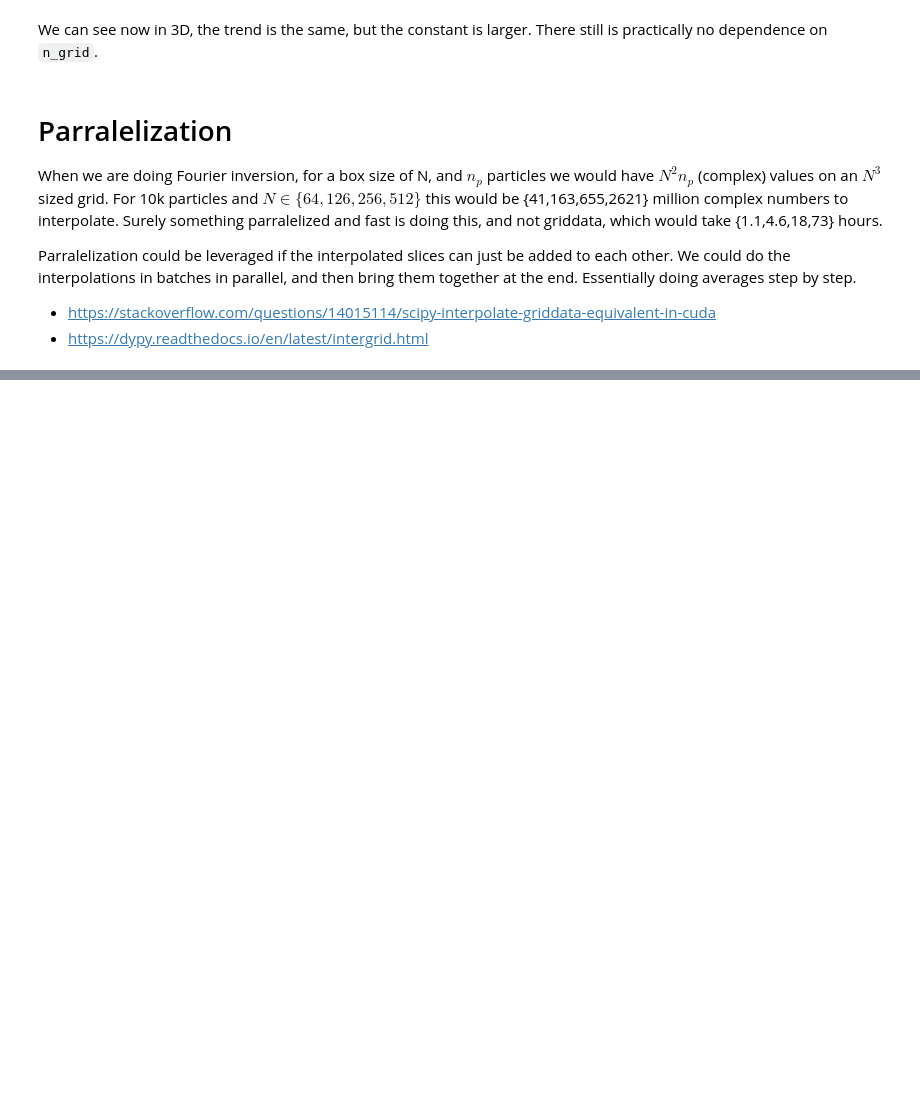
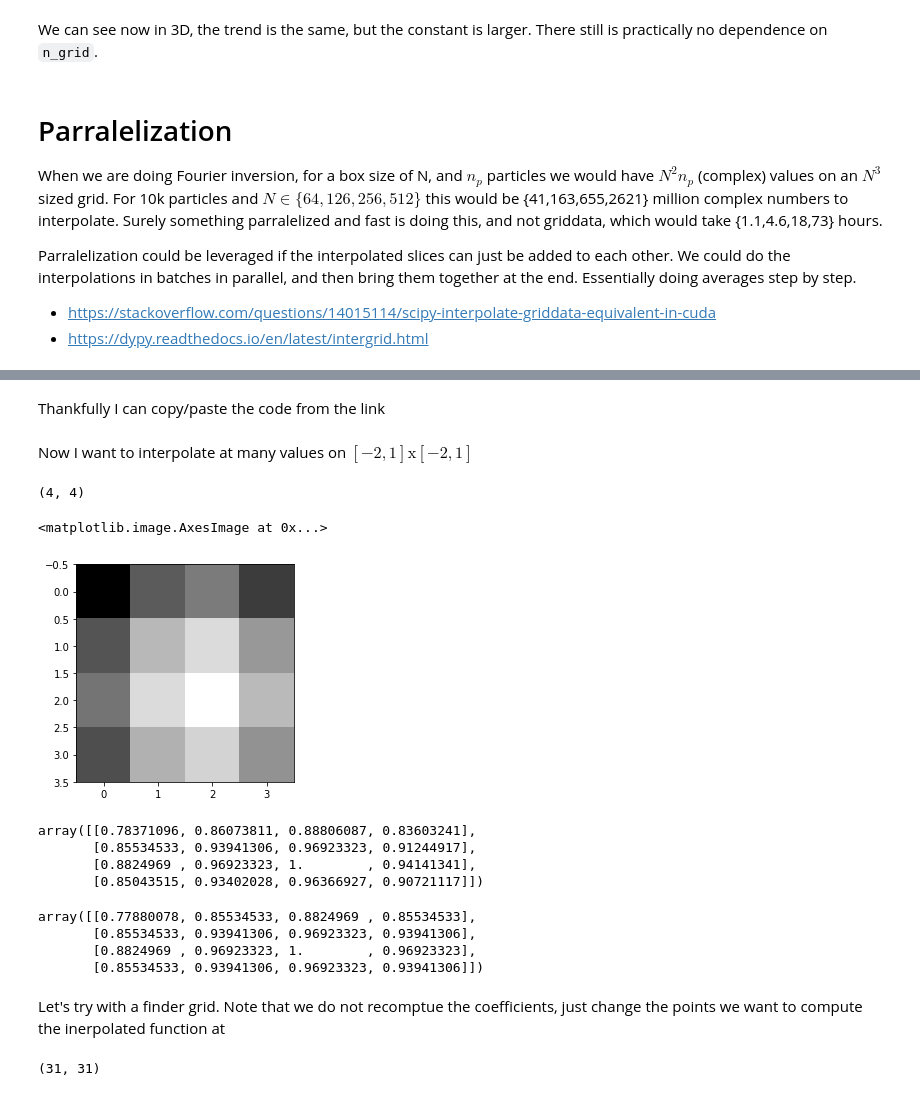
Before and after one commit to geoffwoollard/learn_cryoem_math, a Jupyter notebook: nb/interpolate.ipynb, the cells around one changed output, grey strips where cells are left out. Cells and saved outputs as stored; diff of their text form; code cells hidden in the pictures; blank space fills up the shorter version.

Commit message:
bicubic example with equations worked out from scratch

```diff
--- a/nb/interpolate.ipynb
+++ b/nb/interpolate.ipynb
@@ -197,0 +248,76 @@ Parralelization could be leveraged if the interpolated slices can just be added
+# %% [markdown]
+Thankfully I can copy/paste the code from the link
+# %%
+def bicubic_coeff(p):
+  a00 = p[1][1];
+  a01 = -.5*p[1][0] + .5*p[1][2];
+  a02 = p[1][0] - 2.5*p[1][1] + 2*p[1][2] - .5*p[1][3];
+  a03 = -.5*p[1][0] + 1.5*p[1][1] - 1.5*p[1][2] + .5*p[1][3];
+  a10 = -.5*p[0][1] + .5*p[2][1];
+  a11 = .25*p[0][0] - .25*p[0][2] - .25*p[2][0] + .25*p[2][2];
+  a12 = -.5*p[0][0] + 1.25*p[0][1] - p[0][2] + .25*p[0][3] + .5*p[2][0] - 1.25*p[2][1] + p[2][2] - .25*p[2][3];
+  a13 = .25*p[0][0] - .75*p[0][1] + .75*p[0][2] - .25*p[0][3] - .25*p[2][0] + .75*p[2][1] - .75*p[2][2] + .25*p[2][3];
+  a20 = p[0][1] - 2.5*p[1][1] + 2*p[2][1] - .5*p[3][1];
+  a21 = -.5*p[0][0] + .5*p[0][2] + 1.25*p[1][0] - 1.25*p[1][2] - p[2][0] + p[2][2] + .25*p[3][0] - .25*p[3][2];
+  a22 = p[0][0] - 2.5*p[0][1] + 2*p[0][2] - .5*p[0][3] - 2.5*p[1][0] + 6.25*p[1][1] - 5*p[1][2] + 1.25*p[1][3] + 2*p[2][0] - 5*p[2][1] + 4*p[2][2] - p[2][3] - .5*p[3][0] + 1.25*p[3][1] - p[3][2] + .25*p[3][3];
+  a23 = -.5*p[0][0] + 1.5*p[0][1] - 1.5*p[0][2] + .5*p[0][3] + 1.25*p[1][0] - 3.75*p[1][1] + 3.75*p[1][2] - 1.25*p[1][3] - p[2][0] + 3*p[2][1] - 3*p[2][2] + p[2][3] + .25*p[3][0] - .75*p[3][1] + .75*p[3][2] - .25*p[3][3];
+  a30 = -.5*p[0][1] + 1.5*p[1][1] - 1.5*p[2][1] + .5*p[3][1];
+  a31 = .25*p[0][0] - .25*p[0][2] - .75*p[1][0] + .75*p[1][2] + .75*p[2][0] - .75*p[2][2] - .25*p[3][0] + .25*p[3][2];
+  a32 = -.5*p[0][0] + 1.25*p[0][1] - p[0][2] + .25*p[0][3] + 1.5*p[1][0] - 3.75*p[1][1] + 3*p[1][2] - .75*p[1][3] - 1.5*p[2][0] + 3.75*p[2][1] - 3*p[2][2] + .75*p[2][3] + .5*p[3][0] - 1.25*p[3][1] + p[3][2] - .25*p[3][3];
+  a33 = .25*p[0][0] - .75*p[0][1] + .75*p[0][2] - .25*p[0][3] - .75*p[1][0] + 2.25*p[1][1] - 2.25*p[1][2] + .75*p[1][3] + .75*p[2][0] - 2.25*p[2][1] + 2.25*p[2][2] - .75*p[2][3] - .25*p[3][0] + .75*p[3][1] - .75*p[3][2] + .25*p[3][3];
+  a = np.array([a00,a01,a02,a03,a10,a11,a12,a13,a20,a21,a22,a23,a30,a31,a32,a33])
+  return(a00,a01,a02,a03,a10,a11,a12,a13,a20,a21,a22,a23,a30,a31,a32,a33)
+a = bicubic_coeff(p)
+# %% [markdown]
+Now I want to interpolate at many values on $[-2,1] \text{x} [-2,1]$
+# %%
+step_interp = 1
+offset=1
+vals_interp = np.arange(-2+offset,1+offset+step_interp,step=step_interp) # many points
+vals_interp
+x, y = np.meshgrid(vals_interp,vals_interp)
+x.shape
+# %% [output]
+(4, 4)
+# %%
+def bicubic_interp(a,x,y):
+  x2 = x * x;
+  x3 = x2 * x2;
+  y2 = y * y;
+  y3 = y2 * y;
+
+  g = (a00 + a01 * y + a02 * y2 + a03 * y3) + \
+            (a10 + a11 * y + a12 * y2 + a13 * y3) * x + \
+            (a20 + a21 * y + a22 * y2 + a23 * y3) * x2 + \
+            (a30 + a31 * y + a32 * y2 + a33 * y3) * x3
+  return(g)
+g = bicubic_interp(a,x,y)
+doplt(g)
+# %% [output]
+<matplotlib.image.AxesImage at 0x...>
+[figure, added]
+# %%
+g
+# %% [output]
+array([[0.78371096, 0.86073811, 0.88806087, 0.83603241],
+       [0.85534533, 0.93941306, 0.96923323, 0.91244917],
+       [0.8824969 , 0.96923323, 1.        , 0.94141341],
+       [0.85043515, 0.93402028, 0.96366927, 0.90721117]])
+# %%
+p
+# %% [output]
+array([[0.77880078, 0.85534533, 0.8824969 , 0.85534533],
+       [0.85534533, 0.93941306, 0.96923323, 0.93941306],
+       [0.8824969 , 0.96923323, 1.        , 0.96923323],
+       [0.85534533, 0.93941306, 0.96923323, 0.93941306]])
+# %% [markdown]
+Let's try with a finder grid. Note that we do not recomptue the coefficients, just change the points we want to compute the inerpolated function at
+# %%
+step_interp = .1
+offset=1
+vals_interp = np.arange(-2+offset,1+offset+step_interp,step=step_interp) # many points
+vals_interp
+x, y = np.meshgrid(vals_interp,vals_interp)
+x.shape
+# %% [output]
+(31, 31)
```
Also changed, not shown: parts of 26 cells of this notebook.
